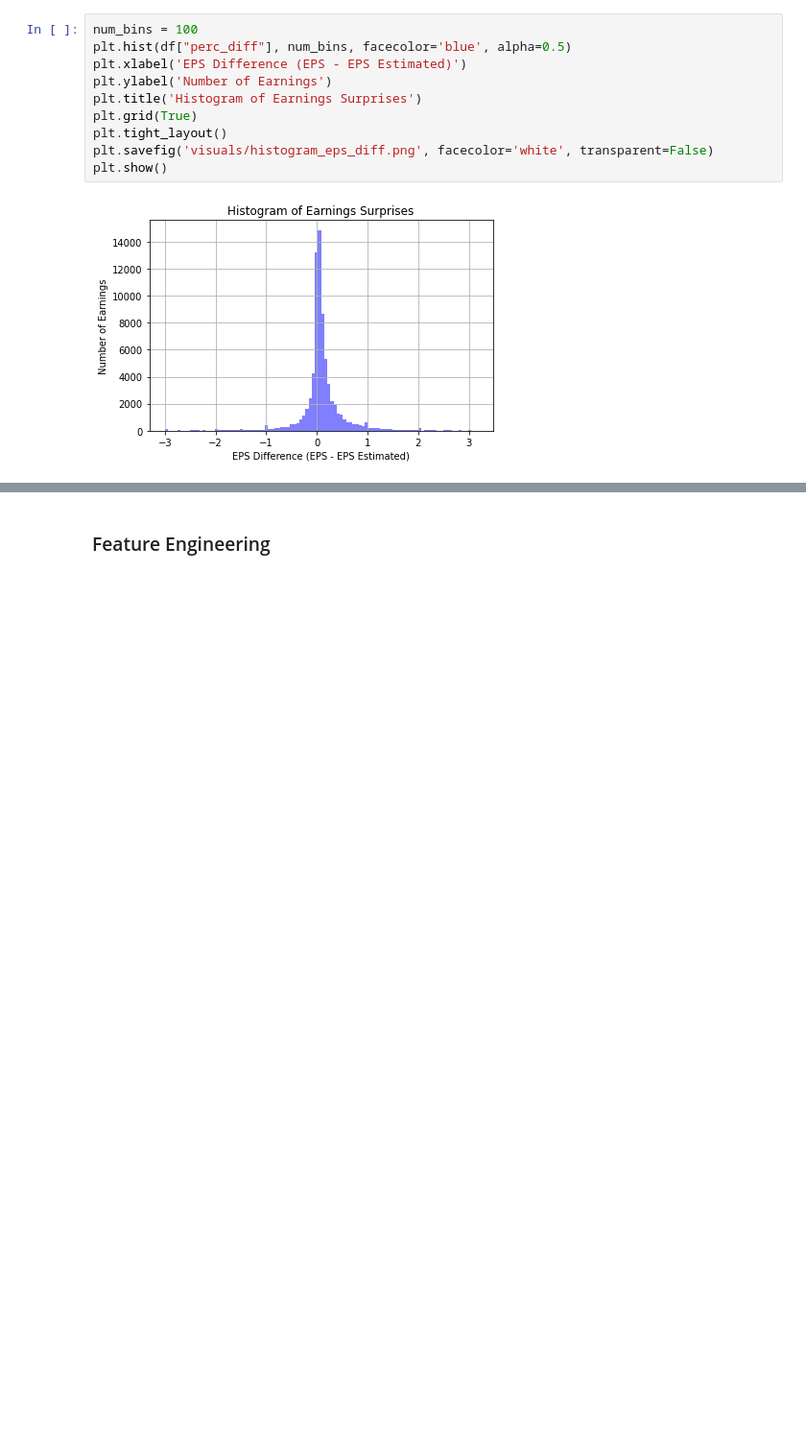
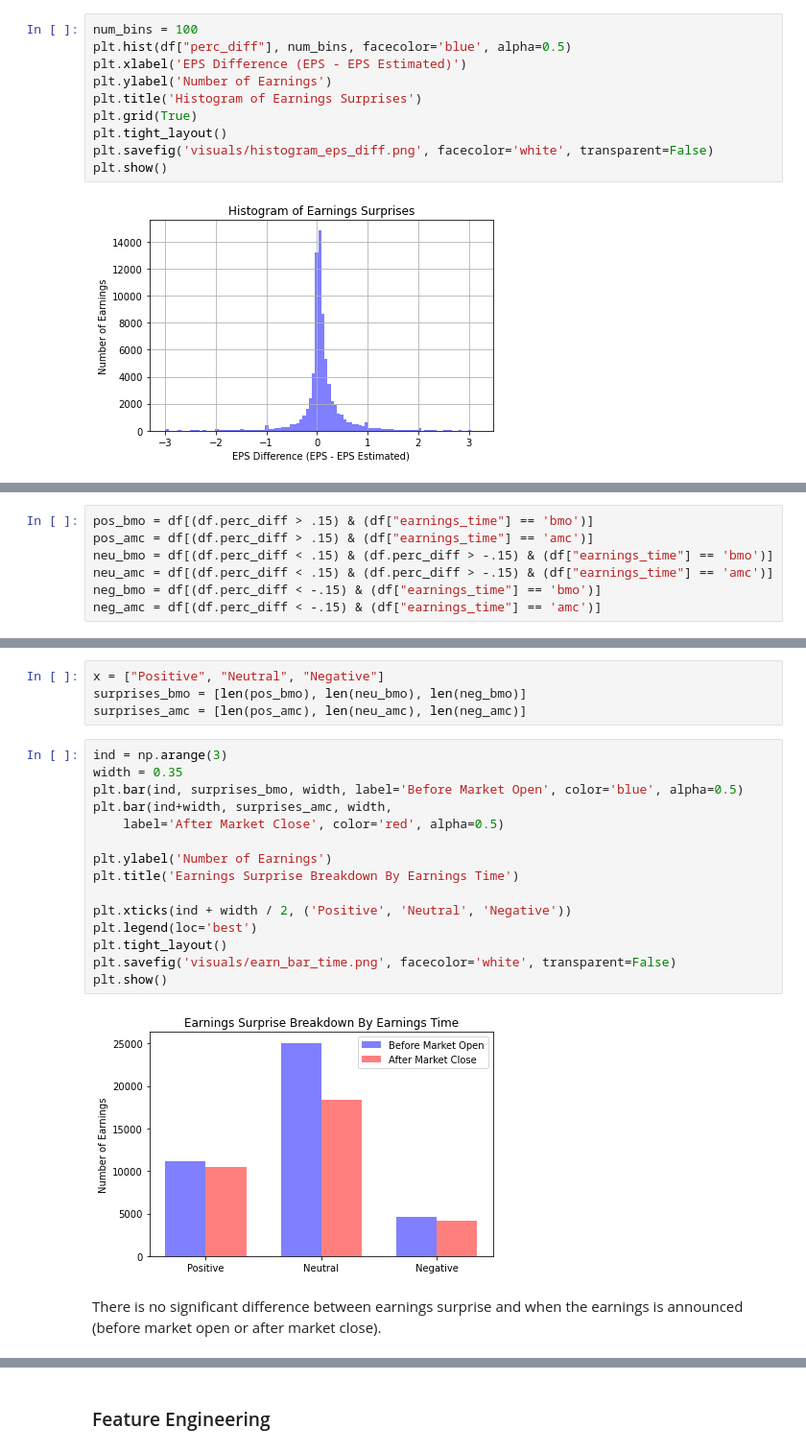
Before and after one commit to brodyu/predicting-earnings-surprises, a Jupyter notebook: predicting-earnings-surprises.ipynb, the cells around one changed output, grey strips where cells are left out. Shown at 96% size. Drawn from its saved outputs; the diff is of its cells as text; blank space fills up the shorter version.

```diff
--- a/predicting-earnings-surprises.ipynb
+++ b/predicting-earnings-surprises.ipynb
@@ -194,0 +239,7 @@ plt.show()
+# %%
+pos_bmo = df[(df.perc_diff > .15) & (df["earnings_time"] == 'bmo')]
+pos_amc = df[(df.perc_diff > .15) & (df["earnings_time"] == 'amc')]
+neu_bmo = df[(df.perc_diff < .15) & (df.perc_diff > -.15) & (df["earnings_time"] == 'bmo')]
+neu_amc = df[(df.perc_diff < .15) & (df.perc_diff > -.15) & (df["earnings_time"] == 'amc')]
+neg_bmo = df[(df.perc_diff < -.15) & (df["earnings_time"] == 'bmo')]
+neg_amc = df[(df.perc_diff < -.15) & (df["earnings_time"] == 'amc')]
@@ -194,0 +264,23 @@ plt.show()
+# %%
+x = ["Positive", "Neutral", "Negative"]
+surprises_bmo = [len(pos_bmo), len(neu_bmo), len(neg_bmo)]
+surprises_amc = [len(pos_amc), len(neu_amc), len(neg_amc)]
+# %%
+ind = np.arange(3)
+width = 0.35
+plt.bar(ind, surprises_bmo, width, label='Before Market Open', color='blue', alpha=0.5)
+plt.bar(ind+width, surprises_amc, width,
+    label='After Market Close', color='red', alpha=0.5)
+
+plt.ylabel('Number of Earnings')
+plt.title('Earnings Surprise Breakdown By Earnings Time')
+
+plt.xticks(ind + width / 2, ('Positive', 'Neutral', 'Negative'))
+plt.legend(loc='best')
+plt.tight_layout()
+plt.savefig('visuals/earn_bar_time.png', facecolor='white', transparent=False)
+plt.show()
+# %% [output]
+[figure, added]
+# %% [markdown]
+There is no significant difference between earnings surprise and when the earnings is announced (before market open or after market close).
```
Also changed, not shown: parts of 14 cells of this notebook, 4 other files.
